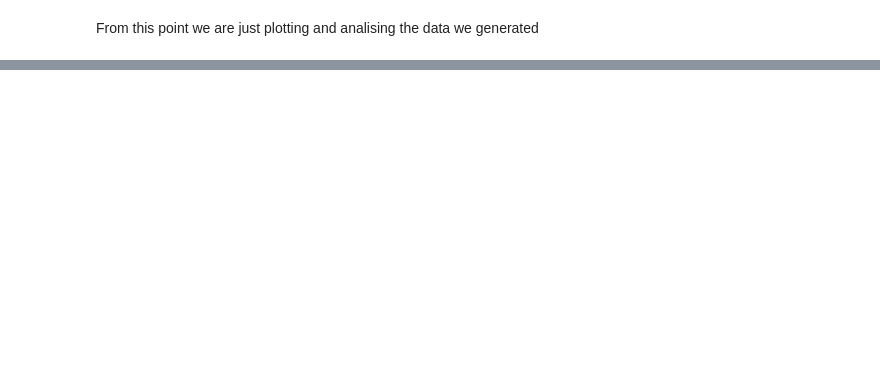
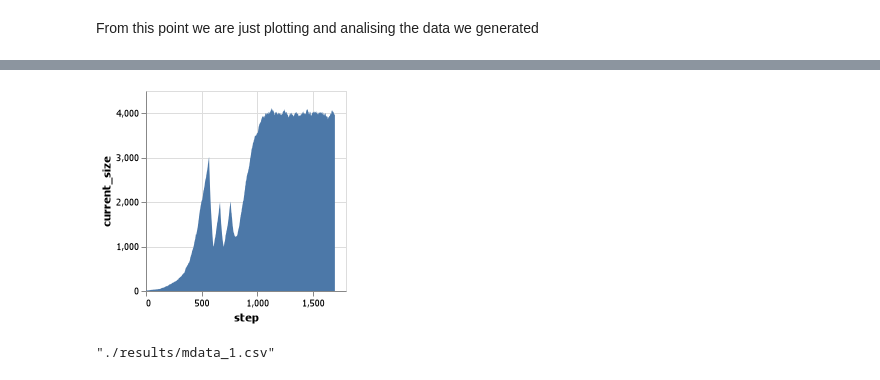
Before and after one commit to YM162/TumorSim, a Jupyter notebook: tumor-sim.ipynb, the cells around one changed output, grey strips where cells are left out. Saved outputs shown, nothing was run; the diff lists cells and outputs as text; code cells hidden in the pictures; blank space fills up the shorter version.

```diff
--- a/tumor-sim.ipynb
+++ b/tumor-sim.ipynb
@@ -159,0 +193,12 @@ stacked |>
+# %%
+#We plot the number of total cells
+mdata |>
+@vlplot(:area, x=:step, y=:current_size)
+# %% [output]
+[figure, added]
+# %%
+#We save the simulation data
+CSV.write("./results/adata_1.csv",adata)
+CSV.write("./results/mdata_1.csv",mdata)
+# %% [output]
+"./results/mdata_1.csv"
```
Also changed, not shown: parts of 5 cells of this notebook, 21 other files.
